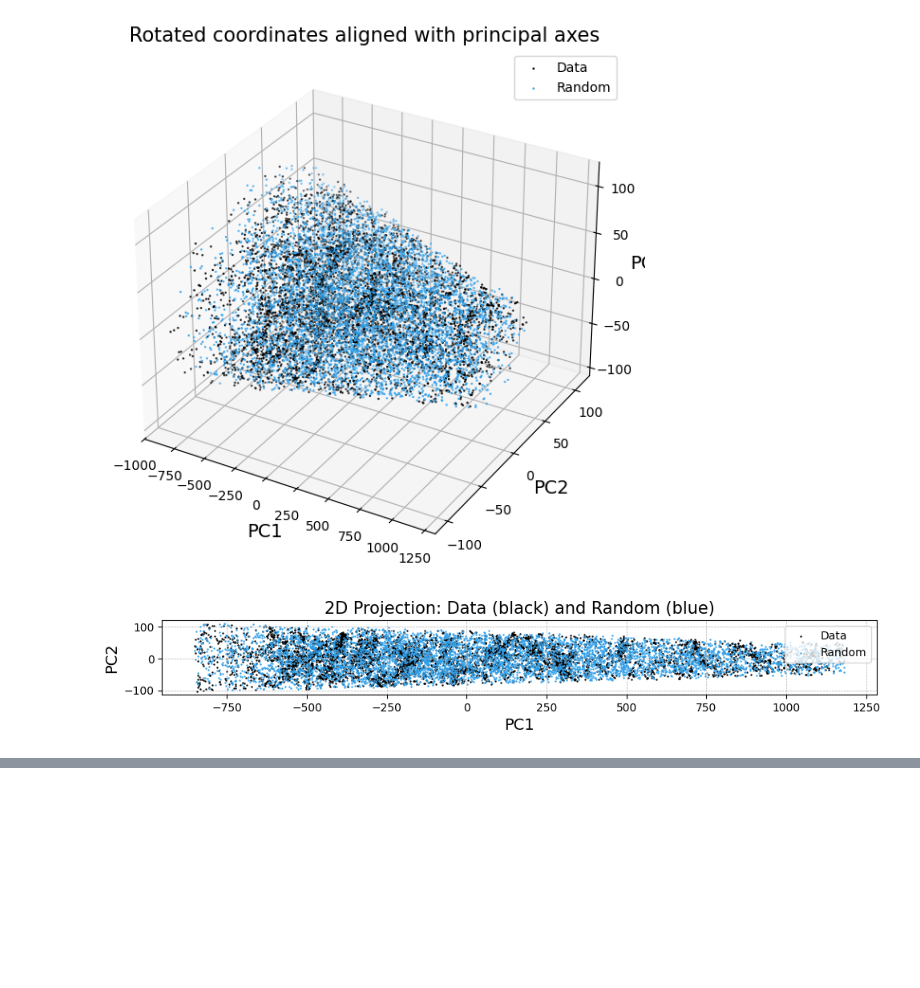
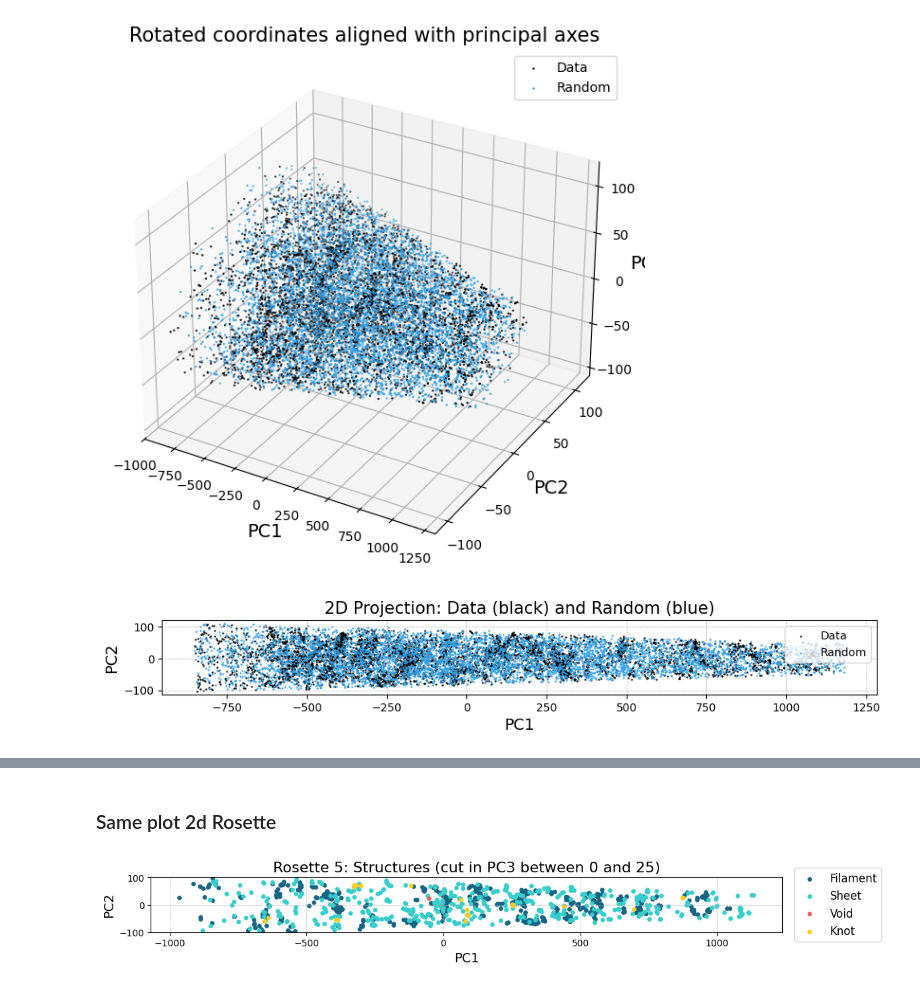
Before and after one commit to soguevaram/DESI, a Jupyter notebook: 20250704_Classification_LRG.ipynb, the cells around one changed output, grey strips where cells are left out. Cells and saved outputs as stored; diff of their text form; code cells hidden in the pictures; blank space fills up the shorter version.

```diff
--- a/20250704_Classification_LRG.ipynb
+++ b/20250704_Classification_LRG.ipynb
@@ -444,0 +533,41 @@ plt.show()
+# %% [markdown]
+### Same plot 2d Rosette
+# %%
+def plot_2d_filtered_same(rosette):
+    pc3_slice = (0, 25)
+
+    titles = ['Filament','Sheet', 'Void', 'Knot']
+    classes = ['f', 's', 'v', 'k']
+    colors = ['#176585', '#36cecc', '#ec6363', '#fecd23']
+
+    key = f'rosette_{rosette}'
+
+    fig, ax = plt.subplots(figsize=(12, 10))
+
+    for i in range(4):
+        structure = classes[i]
+        label = titles[i]
+        color = colors[i]
+
+        coords_real = globals()[f'coord_{structure}_real'][key]
+
+        # Corte en PC3
+        mask_real = (coords_real[:, 2] >= pc3_slice[0]) & (coords_real[:, 2] <= pc3_slice[1])
+        coords_real_cut = coords_real[mask_real]
+
+        ax.scatter(coords_real_cut[:, 0], coords_real_cut[:, 1], c=color, s=15, label=label)
+
+    ax.set_xlabel('PC1', size=14)
+    ax.set_ylabel('PC2', size=14)
+    ax.set_ylim(-100, 100)
+    ax.set_title(f'Rosette {rosette}: Structures (cut in PC3 between {pc3_slice[0]} and {pc3_slice[1]})', fontsize=16)
+    ax.grid(True, linestyle='--', linewidth=0.5)
+    ax.legend(loc='center left', bbox_to_anchor=(1.01, 0.5), fontsize=12)
+    ax.set_aspect('equal', 'box')
+    plt.tight_layout()
+    plt.show()
+# %%
+rosette = 5
+plot_2d_filtered_same(rosette)
+# %% [output]
+[figure, added]
```
Also changed, not shown: parts of 18 cells of this notebook.
